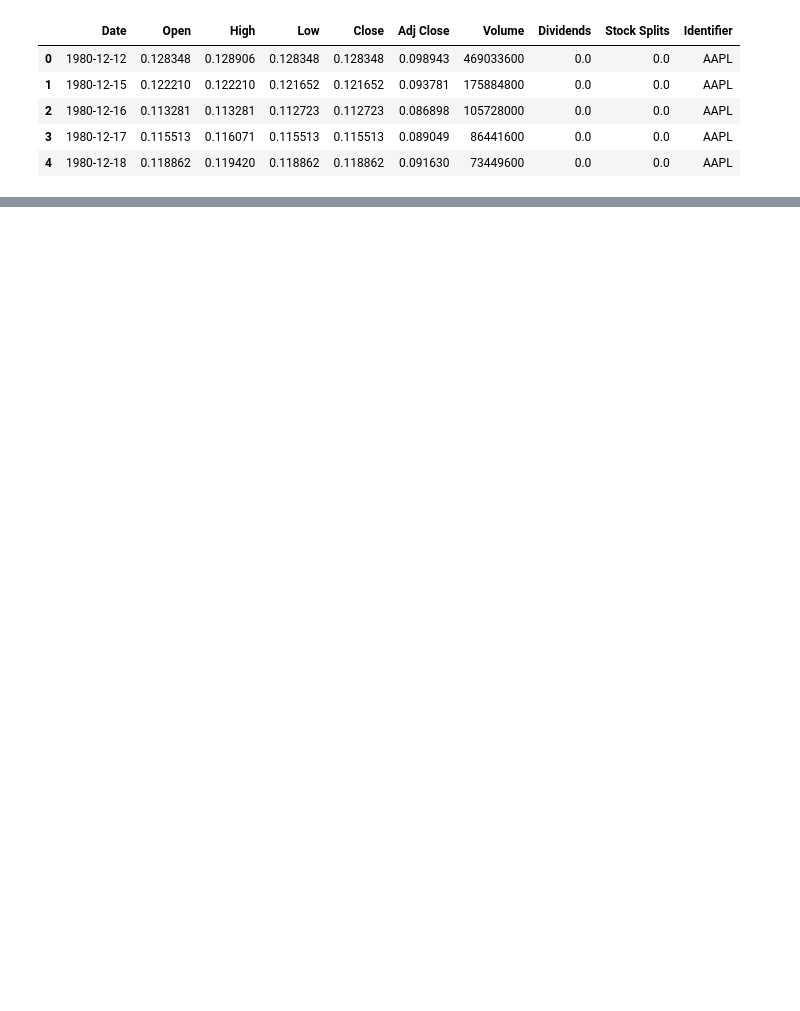
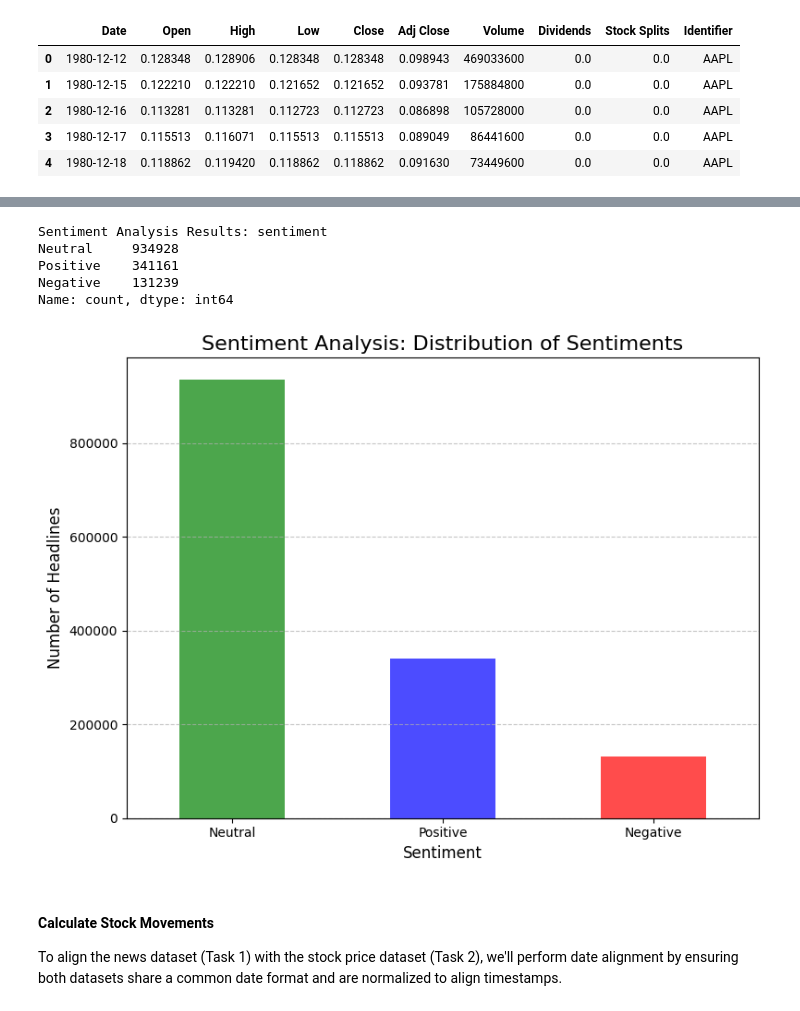
Before and after one commit to mubarek4566/Financial-News-and-Stock-Price-Analysis, a Jupyter notebook: notebooks/StockPrice_main.ipynb, the cells around one changed output, grey strips where cells are left out. Saved outputs shown, nothing was run; the diff lists cells and outputs as text; code cells hidden in the pictures; blank space fills up the shorter version.

Commit message:
Updates on Correlation including Sentement analysis

```diff
--- a/notebooks/StockPrice_main.ipynb
+++ b/notebooks/StockPrice_main.ipynb
@@ -252,3 +236,5 @@ news_df.columns, stock_df.columns, news_preview, stock_preview
 # %%
 file = get_file_path('raw_analysit')
 df = CSVData(file).load_data()
+df = df.drop(columns=['Unnamed: 0'])
+df.head()
@@ -285,0 +276,37 @@ news_df[['date', 'aligned_date', 'headline']].head()
+# %%
+from correlation_analysis import CorrelationAnalysis
+sentiment = CorrelationAnalysis(df)
+correl = CorrelationAnalysis(df1)
+# %%
+#sentiment.get_sentiment()
+df['sentiment'] = df['headline'].apply(sentiment.get_sentiment)
+# %%
+# Count the number of articles for each sentiment
+sentiment_counts = df['sentiment'].value_counts()
+print(f"\nSentiment Analysis Results: {sentiment_counts}")
+# %% [output]
+Sentiment Analysis Results: sentiment
+Neutral     934928
+Positive    341161
+Negative    131239
+Name: count, dtype: int64
+# %%
+# Bar chart for sentiment analysis
+plt.figure(figsize=(8, 6))
+sentiment_counts.plot(kind='bar', color=['green', 'blue', 'red'], alpha=0.7)
+
+# Customize the plot
+plt.title('Sentiment Analysis: Distribution of Sentiments', fontsize=16)
+plt.xlabel('Sentiment', fontsize=12)
+plt.ylabel('Number of Headlines', fontsize=12)
+plt.xticks(rotation=0)  # Rotate x-axis labels if necessary
+plt.grid(axis='y', linestyle='--', alpha=0.7)
+plt.tight_layout()
+
+# Show the plot
+plt.show()
+# %% [output]
+[figure, added]
+# %% [markdown]
+####  Calculate Stock Movements
+To align the news dataset (Task 1) with the stock price dataset (Task 2), we'll perform date alignment by ensuring both datasets share a common date format and are normalized to align timestamps.
```
Also changed, not shown: parts of 21 cells of this notebook, 1 other file.
